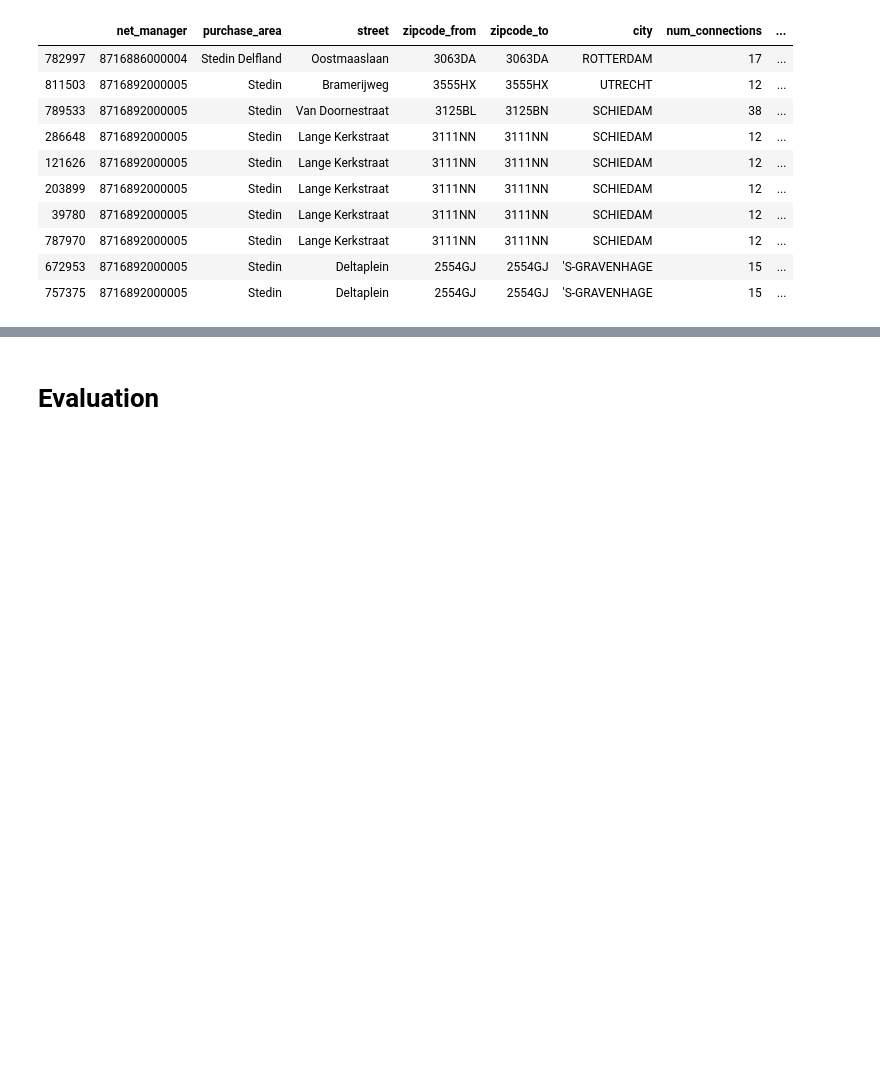
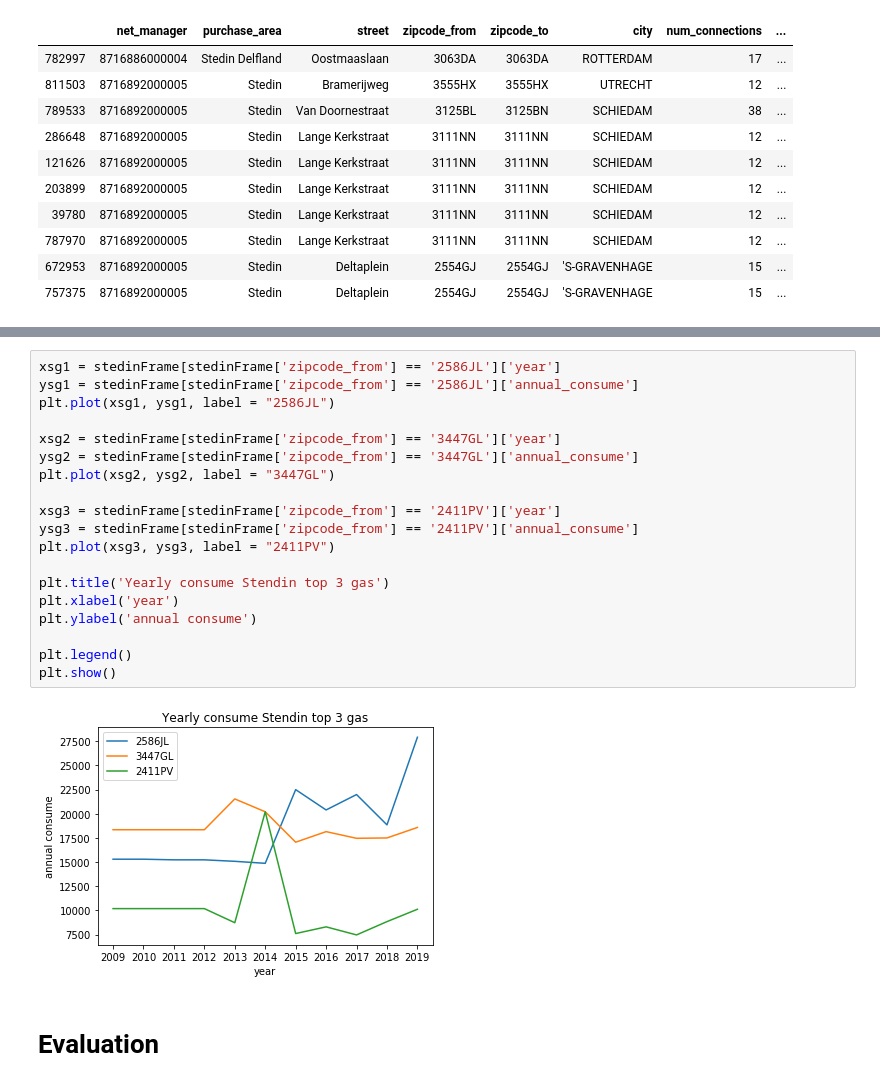
Before and after one commit to Melistick/datascience_challenge2, a Jupyter notebook: Notebook.ipynb, the cells around one changed output, grey strips where cells are left out. Drawn from its saved outputs; the diff is of its cells as text; blank space fills up the shorter version.

```diff
--- a/Notebook.ipynb
+++ b/Notebook.ipynb
@@ -537,3 +621,24 @@ plt.show()
+# %%
+xsg1 = stedinFrame[stedinFrame['zipcode_from'] == '2586JL']['year']
+ysg1 = stedinFrame[stedinFrame['zipcode_from'] == '2586JL']['annual_consume']
+plt.plot(xsg1, ysg1, label = "2586JL")
+
+xsg2 = stedinFrame[stedinFrame['zipcode_from'] == '3447GL']['year']
+ysg2 = stedinFrame[stedinFrame['zipcode_from'] == '3447GL']['annual_consume']
+plt.plot(xsg2, ysg2, label = "3447GL")
+
+xsg3 = stedinFrame[stedinFrame['zipcode_from'] == '2411PV']['year']
+ysg3 = stedinFrame[stedinFrame['zipcode_from'] == '2411PV']['annual_consume']
+plt.plot(xsg3, ysg3, label = "2411PV")
+
+plt.title('Yearly consume Stendin top 3 gas')
+plt.xlabel('year')
+plt.ylabel('annual consume')
+
+plt.legend()
+plt.show()
+# %% [output]
+[figure, added]
 # %% [markdown]
 # Evaluation
 # %% [markdown]
```
Also changed, not shown: parts of 8 cells of this notebook.
